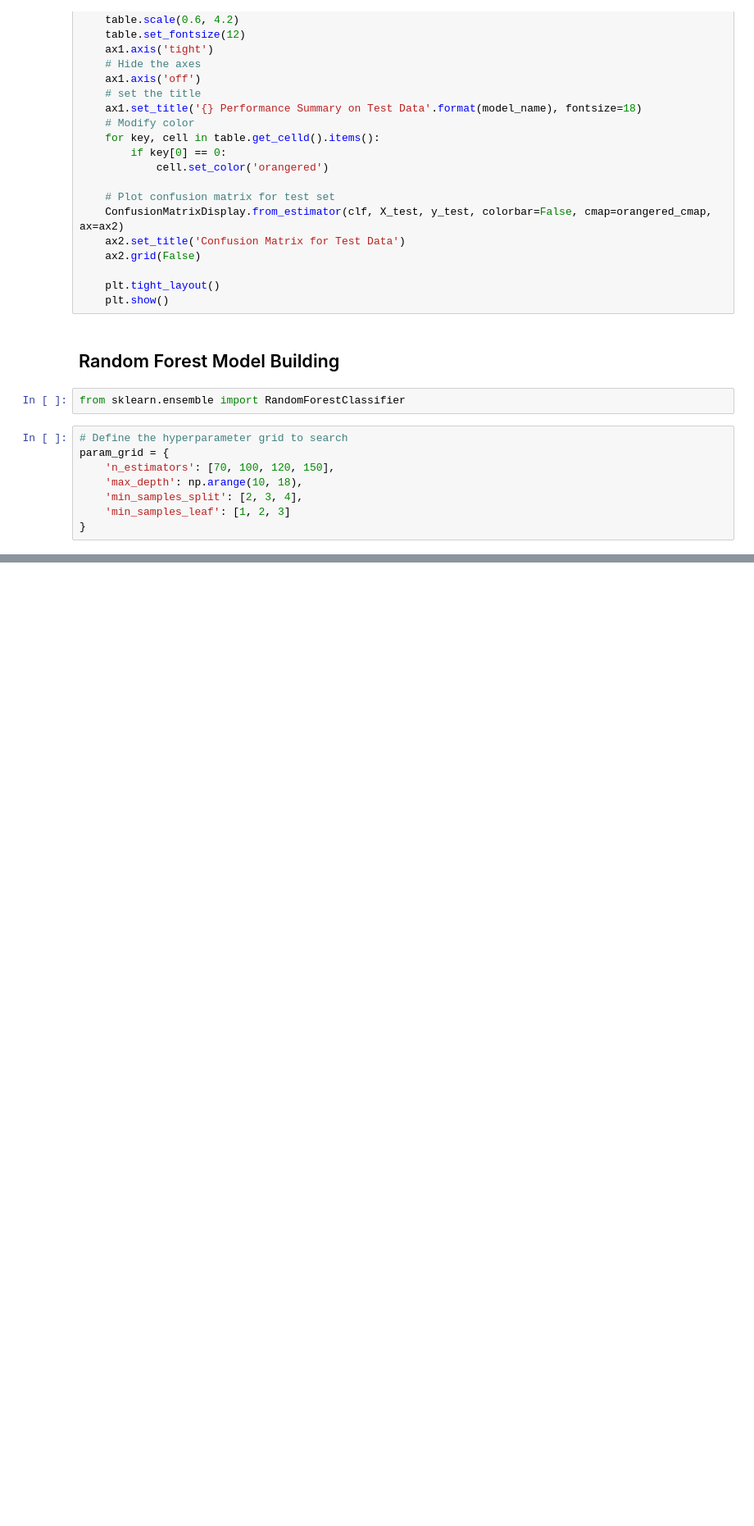
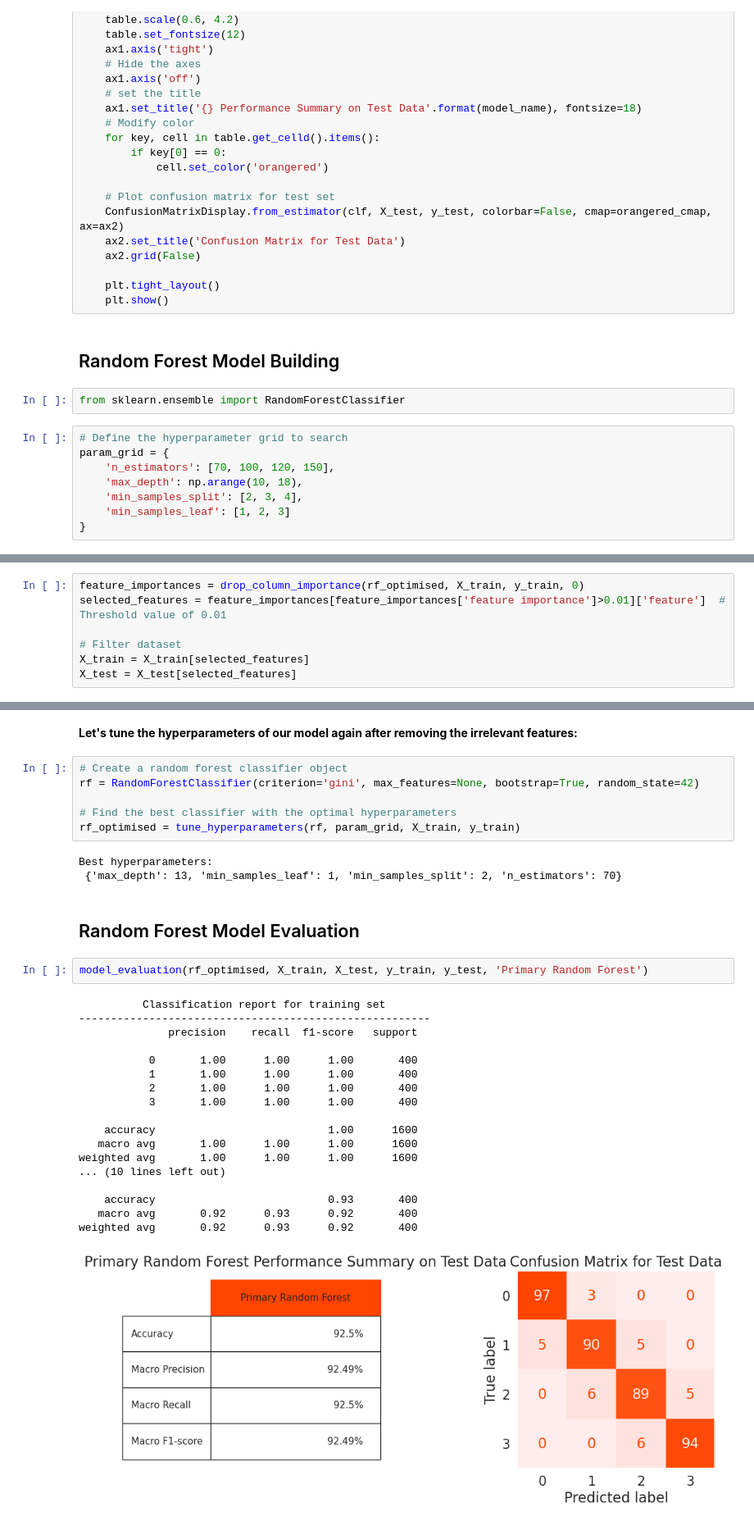
Before and after one commit to Minhajul99/Mobile-Price-Classification, a Jupyter notebook: Mobile_Price_Classification.ipynb, the cells around one changed output, grey strips where cells are left out. Shown at 82% size. Saved outputs shown, nothing was run; the diff lists cells and outputs as text; blank space fills up the shorter version.

```diff
--- a/Mobile_Price_Classification.ipynb
+++ b/Mobile_Price_Classification.ipynb
@@ -477,0 +480,7 @@ drop_column_importance_plot(rf_optimised, X_train, y_train)
+# %%
+feature_importances = drop_column_importance(rf_optimised, X_train, y_train, 0)
+selected_features = feature_importances[feature_importances['feature importance']>0.01]['feature']  # Threshold value of 0.01
+
+# Filter dataset
+X_train = X_train[selected_features]
+X_test = X_test[selected_features]
@@ -477,0 +496,34 @@ drop_column_importance_plot(rf_optimised, X_train, y_train)
+# %% [markdown]
+**Let's tune the hyperparameters of our model again after removing the irrelevant features:**
+# %%
+# Create a random forest classifier object
+rf = RandomForestClassifier(criterion='gini', max_features=None, bootstrap=True, random_state=42)
+
+# Find the best classifier with the optimal hyperparameters
+rf_optimised = tune_hyperparameters(rf, param_grid, X_train, y_train)
+# %% [output]
+Best hyperparameters:
+ {'max_depth': 13, 'min_samples_leaf': 1, 'min_samples_split': 2, 'n_estimators': 70}
+# %% [markdown]
+## Random Forest Model Evaluation
+# %%
+model_evaluation(rf_optimised, X_train, X_test, y_train, y_test, 'Primary Random Forest')
+# %% [output]
+          Classification report for training set
+-------------------------------------------------------
+              precision    recall  f1-score   support
+
+           0       1.00      1.00      1.00       400
+           1       1.00      1.00      1.00       400
+           2       1.00      1.00      1.00       400
+           3       1.00      1.00      1.00       400
+
+    accuracy                           1.00      1600
+   macro avg       1.00      1.00      1.00      1600
+weighted avg       1.00      1.00      1.00      1600
+... (10 lines left out)
+
+    accuracy                           0.93       400
+   macro avg       0.92      0.93      0.92       400
+weighted avg       0.92      0.93      0.92       400
+[figure, added]
```
Also changed, not shown: parts of 12 cells of this notebook.
